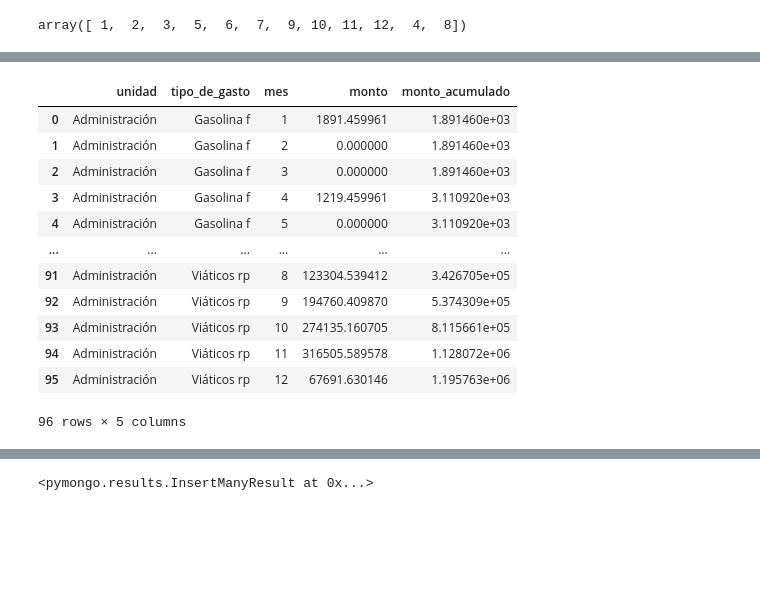
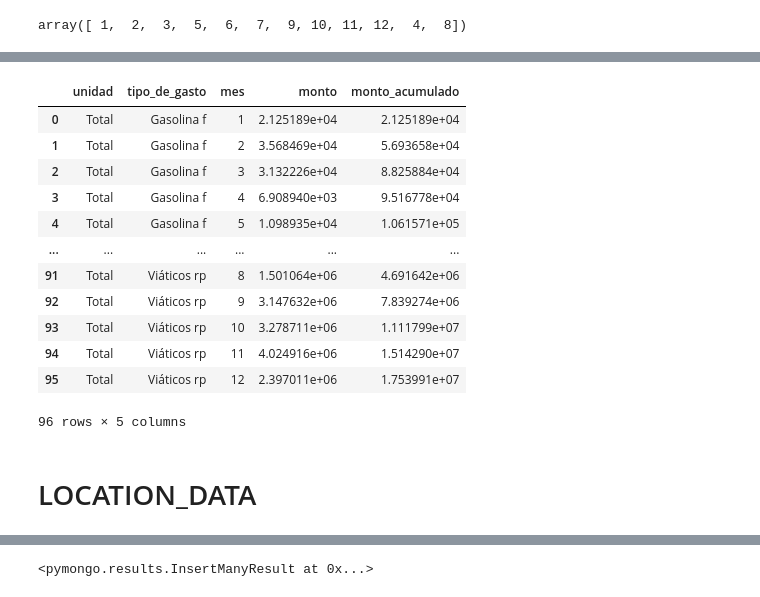
Before and after one commit to danielamz97/project3, a Jupyter notebook: pandas/jupyter.ipynb, the cells around one changed output, grey strips where cells are left out. Cells and saved outputs as stored; diff of their text form; code cells hidden in the pictures; blank space fills up the shorter version.

```diff
--- a/pandas/jupyter.ipynb
+++ b/pandas/jupyter.ipynb
@@ -261,0 +254,5 @@ time_data =time_data.sort_values(by=['unidad','tipo_de_gasto','mes'])
+# %%
+time_data_total = time_data.groupby(['tipo_de_gasto','mes'])['monto'].sum().reset_index()
+time_data_total['unidad']='Total'
+time_data_total = time_data_total[['unidad','tipo_de_gasto','mes','monto']]
+time_data_total
@@ -261,0 +273,3 @@ time_data =time_data.sort_values(by=['unidad','tipo_de_gasto','mes'])
+# %%
+time_data =pd.concat([time_data_total,time_data])
+time_data
@@ -262,18 +290,18 @@ time_data =time_data.sort_values(by=['unidad','tipo_de_gasto','mes'])
 # %%
 time_data['monto_acumulado'] = time_data.groupby(['unidad','tipo_de_gasto'])['monto'].cumsum()
 # %%
-time_data.loc[time_data['unidad']=='Administración']
+time_data.loc[time_data['unidad']=='Total']
 # %% [output]
 |  | unidad | tipo_de_gasto | mes | monto | monto_acumulado |
-| 0 | Administración | Gasolina f | 1 | 1891.459961 | 1.891460e+03 |
-| 1 | Administración | Gasolina f | 2 | 0.000000 | 1.891460e+03 |
-| 2 | Administración | Gasolina f | 3 | 0.000000 | 1.891460e+03 |
-| 3 | Administración | Gasolina f | 4 | 1219.459961 | 3.110920e+03 |
-| 4 | Administración | Gasolina f | 5 | 0.000000 | 3.110920e+03 |
+| 0 | Total | Gasolina f | 1 | 2.125189e+04 | 2.125189e+04 |
+| 1 | Total | Gasolina f | 2 | 3.568469e+04 | 5.693658e+04 |
+| 2 | Total | Gasolina f | 3 | 3.132226e+04 | 8.825884e+04 |
+| 3 | Total | Gasolina f | 4 | 6.908940e+03 | 9.516778e+04 |
+| 4 | Total | Gasolina f | 5 | 1.098935e+04 | 1.061571e+05 |
 | ... | ... | ... | ... | ... | ... |
-| 91 | Administración | Viáticos rp | 8 | 123304.539412 | 3.426705e+05 |
-| 92 | Administración | Viáticos rp | 9 | 194760.409870 | 5.374309e+05 |
-| 93 | Administración | Viáticos rp | 10 | 274135.160705 | 8.115661e+05 |
-| 94 | Administración | Viáticos rp | 11 | 316505.589578 | 1.128072e+06 |
-| 95 | Administración | Viáticos rp | 12 | 67691.630146 | 1.195763e+06 |
+| 91 | Total | Viáticos rp | 8 | 1.501064e+06 | 4.691642e+06 |
+| 92 | Total | Viáticos rp | 9 | 3.147632e+06 | 7.839274e+06 |
+| 93 | Total | Viáticos rp | 10 | 3.278711e+06 | 1.111799e+07 |
+| 94 | Total | Viáticos rp | 11 | 4.024916e+06 | 1.514290e+07 |
+| 95 | Total | Viáticos rp | 12 | 2.397011e+06 | 1.753991e+07 |
 96 rows × 5 columns
@@ -281,0 +308,2 @@ time_data_dict =time_data.to_dict(orient='records')
+# %% [markdown]
+# LOCATION_DATA
```
Also changed, not shown: parts of 25 cells of this notebook, 9 other files.
